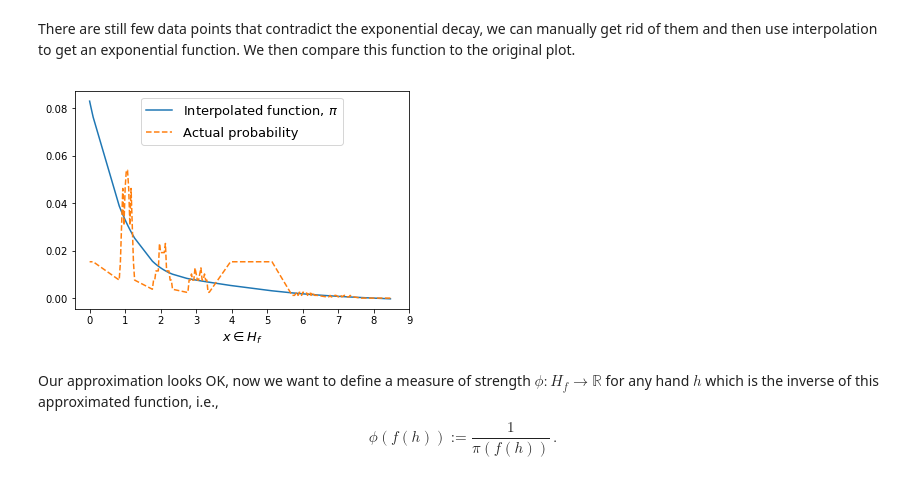
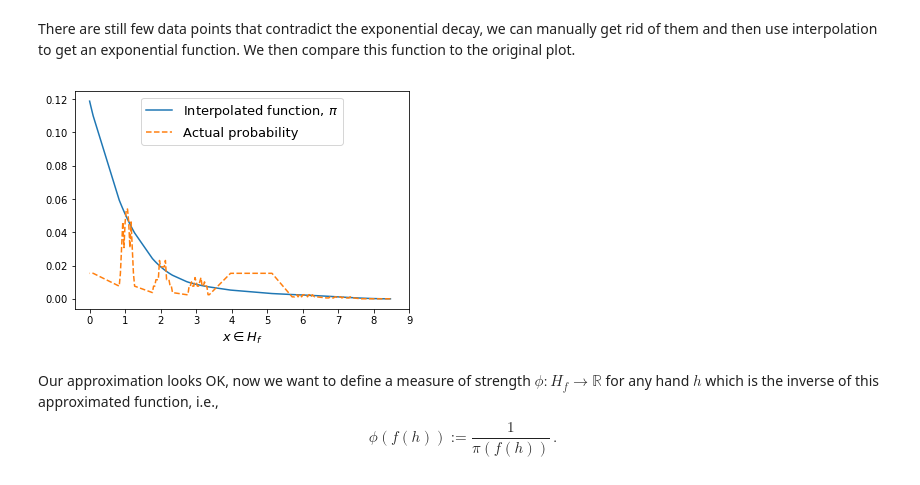
Before and after one commit to niornob/dice_poker_witcher_2, a Jupyter notebook: dice.ipynb, the cells around one changed output. Saved outputs shown, nothing was run; the diff lists cells and outputs as text; code cells hidden in the pictures.

```diff
--- a/dice.ipynb
+++ b/dice.ipynb
@@ -64,7 +64,9 @@ class Score:
         return self.state, self.face_value
 
     def __repr__(self):
-        return self.state + ' - ' + 'Rank: ' + str(self.rank()) + ', Face value: ' + str(self.face_value)
+        len_offset = len('Five High Straight') - len(self.state)
+        len_offset = ''.join([' ']*len_offset)
+        return len_offset + self.state + ' - ' + 'Rank: ' + str(self.rank()) + ', Face value: ' + str(self.face_value)
 
     def __lt__(self, other):
         return self.rank_fine() < other.rank_fine()
@@ -293,33 +295,41 @@ There are still few data points that contradict the exponential decay, we can ma
 # %%
 # The mask will get rid of the discrepant values
 mask = [False, True, True, True, False, False, True, True, True]
 rankVprob_nonAnom = rankVprob_lim.iloc[mask]
 
 x_nonAnom = np.array(rankVprob_nonAnom.index)
 y_nonAnom = np.array(rankVprob_nonAnom.values)
 
 # Though we said that the function we are looking for looks exponential, for approximation purposes a cubic
 # interpolation (or even a quadratic one) works just fine.
-pi = InterpolatedUnivariateSpline(x_nonAnom, y_nonAnom, k=3)
+rank_fines = np.vectorize(lambda x: x.rank_fine())(rankVprob['Score'])
+x_shift = []
+for i in range(9):
+    mean_i = i
+    slice_i = rank_fines[np.vectorize(bool)(np.array(rank_fines >= i) * np.array(rank_fines < i+1))]
+    if len(slice_i) > 0:
+        mean_i = np.mean(slice_i)
+    x_shift.append(mean_i - i)
+pi = InterpolatedUnivariateSpline(x_nonAnom+np.array(x_shift)[mask], y_nonAnom, k=3)
 # pi as defined in the above line will be used later, so it's crucial to keep this definition intact
 # in form and substance throughout the notebook.
 
 x_all = np.vectorize(lambda x: x.rank_fine())(rankVprob['Score'])
 # x_all as defined in the above line will be used later, so it's crucial to keep this definition intact
 # in form and substance throughout the notebook.
 
 if(__name__ == '__main__'):
     y_old = rankVprob['Probability']
     y_new = pi(x_all)
 
     plt.plot(x_all, y_new, '-', label='Interpolated function, $\pi$')
     plt.plot(x_all, y_old, '--', label='Actual probability')
     plt.xticks(range(0,10))
     plt.legend(loc='upper center', fontsize=13)
     plt.xlabel(r'$x \in H_f$', fontsize=13)
     plt.show()
 # %% [output]
-[figure, old version]
+[figure, new version]
 # %% [markdown]
 Our approximation looks OK, now we want to define a measure of strength $\phi: H_f \to \mathbb R$ for any hand $h$ which is the inverse of this approximated function, i.e.,
 $$ \phi(f(h)) := \frac{1}{\pi(f(h))}\,. $$
```
Also changed, not shown: parts of 9 cells of this notebook, 2 other files.
